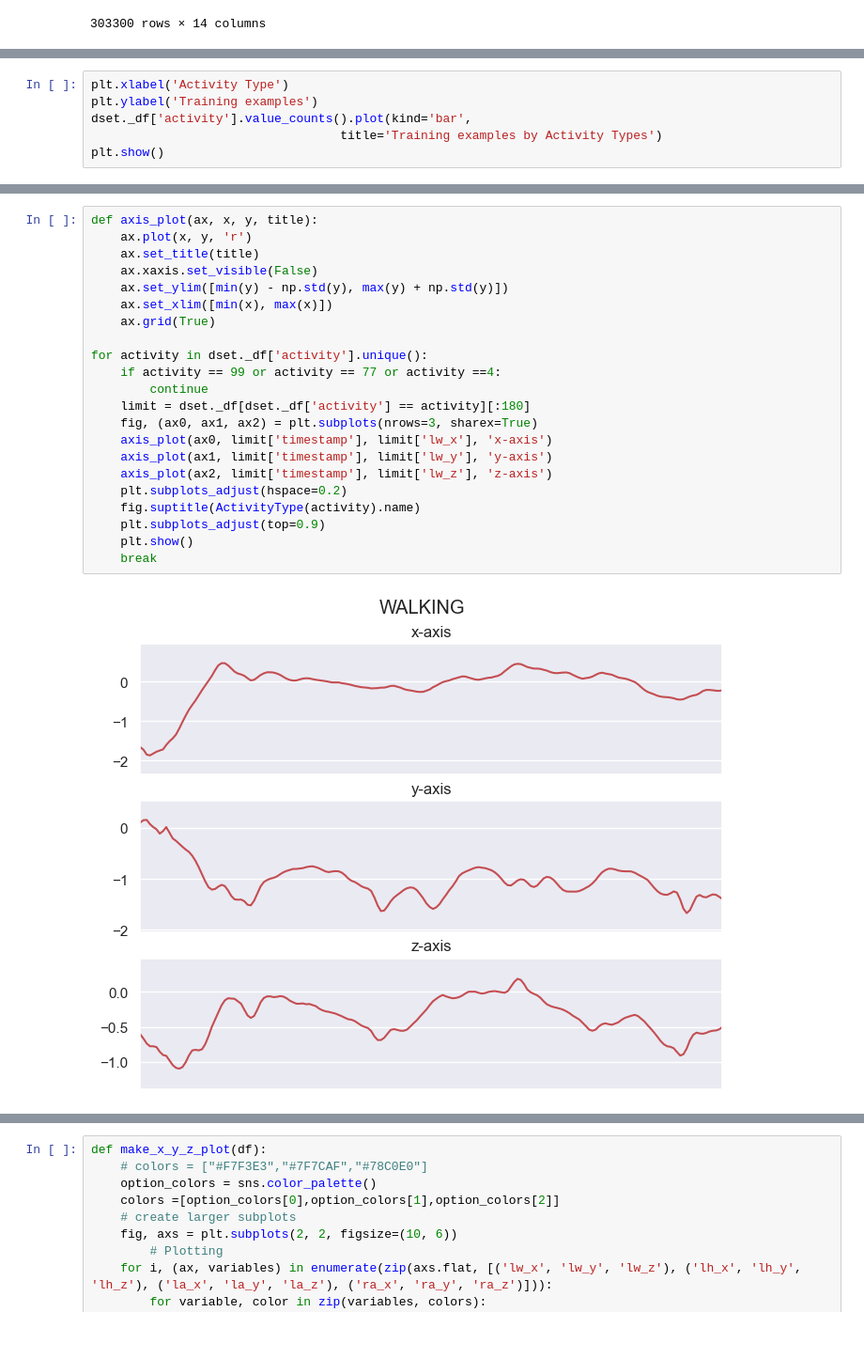
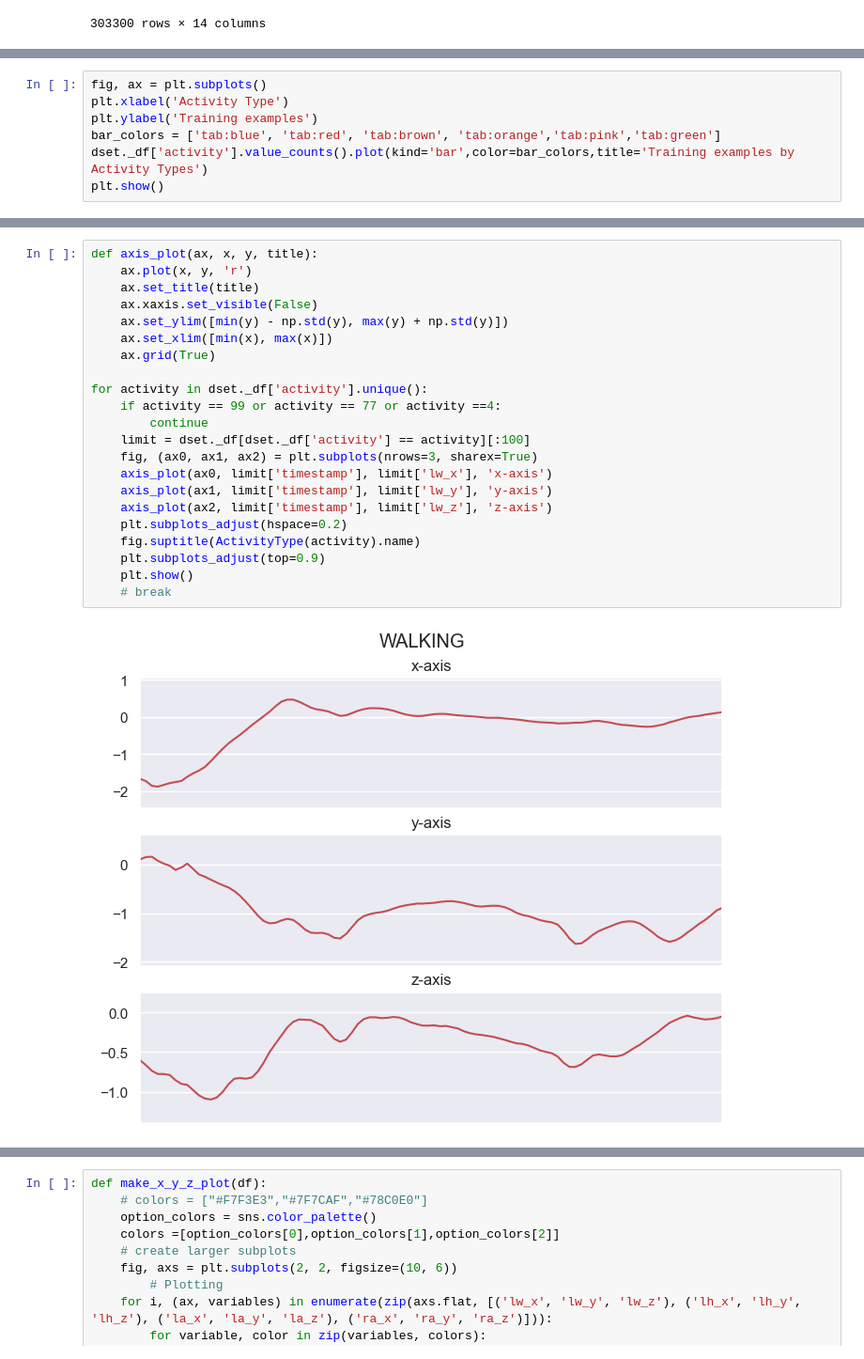
Before and after one commit to yalda-amirsoleymani/har-dataset-processing, a Jupyter notebook: data_preprocessing.ipynb, the cells around one changed output, grey strips where cells are left out. Shown at 94% size. Drawn from its saved outputs; the diff is of its cells as text.

```diff
--- a/data_preprocessing.ipynb
+++ b/data_preprocessing.ipynb
@@ -65,7 +91,8 @@ sample_df
 # %%
+fig, ax = plt.subplots()
 plt.xlabel('Activity Type')
 plt.ylabel('Training examples')
-dset._df['activity'].value_counts().plot(kind='bar',
-                                  title='Training examples by Activity Types')
+bar_colors = ['tab:blue', 'tab:red', 'tab:brown', 'tab:orange','tab:pink','tab:green']
+dset._df['activity'].value_counts().plot(kind='bar',color=bar_colors,title='Training examples by Activity Types')
 plt.show()
 # %% [output]
@@ -78,24 +100,24 @@ activity_name
 # %%
 def axis_plot(ax, x, y, title):
     ax.plot(x, y, 'r')
     ax.set_title(title)
     ax.xaxis.set_visible(False)
     ax.set_ylim([min(y) - np.std(y), max(y) + np.std(y)])
     ax.set_xlim([min(x), max(x)])
     ax.grid(True)
 
 for activity in dset._df['activity'].unique():
     if activity == 99 or activity == 77 or activity ==4:
         continue
-    limit = dset._df[dset._df['activity'] == activity][:180]
+    limit = dset._df[dset._df['activity'] == activity][:100]
     fig, (ax0, ax1, ax2) = plt.subplots(nrows=3, sharex=True)
     axis_plot(ax0, limit['timestamp'], limit['lw_x'], 'x-axis')
     axis_plot(ax1, limit['timestamp'], limit['lw_y'], 'y-axis')
     axis_plot(ax2, limit['timestamp'], limit['lw_z'], 'z-axis')
     plt.subplots_adjust(hspace=0.2)
     fig.suptitle(ActivityType(activity).name)
     plt.subplots_adjust(top=0.9)
     plt.show()
-    break
+    # break
 # %% [output]
-[figure, old version]
+[figure, new version]
```
Also changed, not shown: parts of 19 cells of this notebook.
